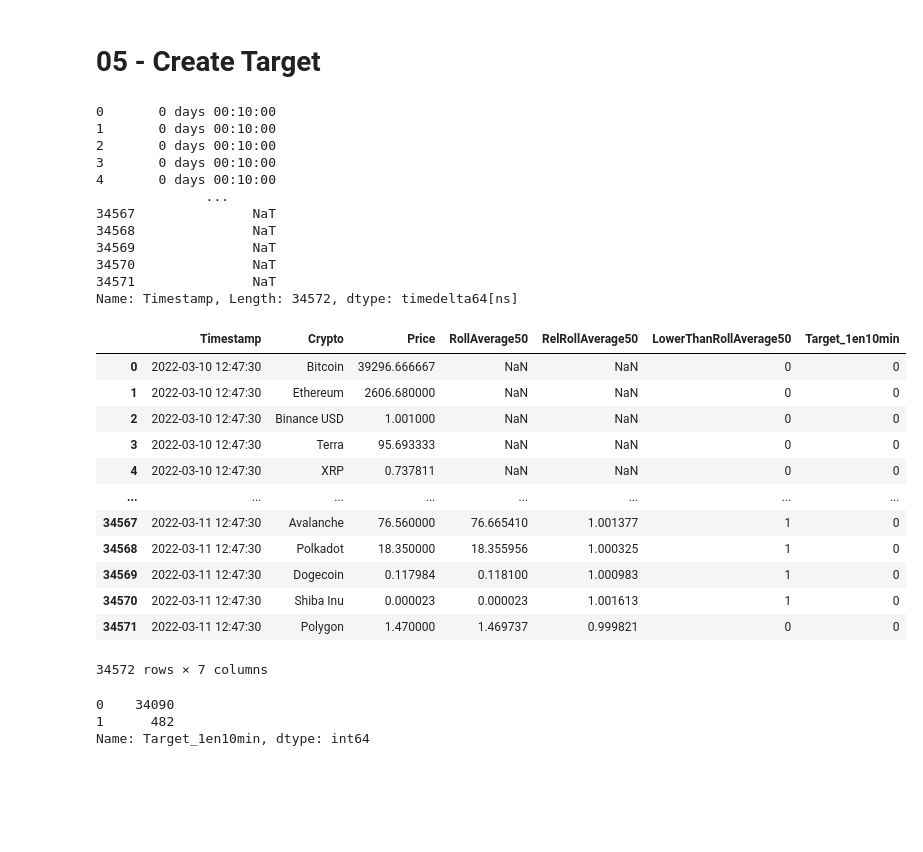
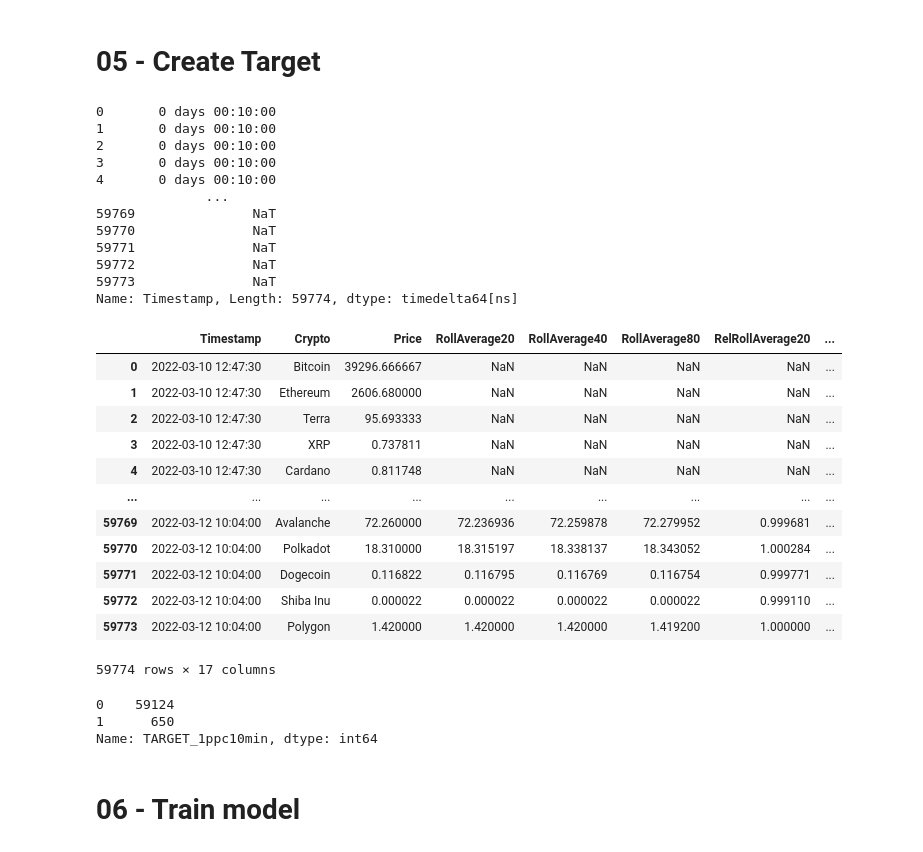
Before and after one commit to JotaBlanco/CryptoAlgoTrading, a Jupyter notebook: 02 - Features And Targets/00_Example_Variables_Creation.ipynb, the cells around one changed output. Drawn from its saved outputs; the diff is of its cells as text; code cells hidden in the pictures; blank space fills up the shorter version.

```diff
--- a/02 - Features And Targets/00_Example_Variables_Creation.ipynb
+++ b/02 - Features And Targets/00_Example_Variables_Creation.ipynb
@@ -177,7 +172,9 @@ crypto_list
 # Moving average
 for crypto_i in crypto_list:
   filter_crypto_i = df['Crypto']==crypto_i
-  df.loc[filter_crypto_i, 'RollAverage50'] = df.loc[filter_crypto_i, 'Price'].rolling(50, min_periods=None).mean()
+  df.loc[filter_crypto_i, 'RollAverage20'] = df.loc[filter_crypto_i, 'Price'].rolling(20, min_periods=None).mean()
+  df.loc[filter_crypto_i, 'RollAverage40'] = df.loc[filter_crypto_i, 'Price'].rolling(40, min_periods=None).mean()
+  df.loc[filter_crypto_i, 'RollAverage80'] = df.loc[filter_crypto_i, 'Price'].rolling(80, min_periods=None).mean()
 
 df
 # %% [output]
@@ -197,5 +194,7 @@ df
 # %%
 # Rel Moving Average
-df['RelRollAverage50'] = df['RollAverage50']/df['Price']
+df['RelRollAverage20'] = df['RollAverage20']/df['Price']
+df['RelRollAverage40'] = df['RollAverage40']/df['Price']
+df['RelRollAverage80'] = df['RollAverage80']/df['Price']
 df
 # %% [output]
@@ -215,4 +213,0 @@ df
-# %%
-# Rel Moving Average
-df['LowerThanRollAverage50'] = (df['Price']<df['RollAverage50']).astype(int)
-df
@@ -232,0 +214,9 @@ df
+# %%
+# Rel Moving Average
+df['LowerThanRollAverage20'] = (df['Price']<df['RollAverage20']).astype(int)
+df['LowerThanRollAverage40'] = (df['Price']<df['RollAverage40']).astype(int)
+df['LowerThanRollAverage80'] = (df['Price']<df['RollAverage80']).astype(int)
+df['HigherThanRollAverage20'] = (df['Price']>df['RollAverage20']).astype(int)
+df['HigherThanRollAverage40'] = (df['Price']>df['RollAverage40']).astype(int)
+df['HigherThanRollAverage80'] = (df['Price']>df['RollAverage80']).astype(int)
+df
@@ -242,33 +246,39 @@ df['Timestamp'].shift(-20*len(crypto_list)) - df['Timestamp']
 3       0 days 00:10:00
 4       0 days 00:10:00
               ...
-34567               NaT
-34568               NaT
-34569               NaT
-34570               NaT
-34571               NaT
-Name: Timestamp, Length: 34572, dtype: timedelta64[ns]
+59769               NaT
+59770               NaT
+59771               NaT
+59772               NaT
+59773               NaT
+Name: Timestamp, Length: 59774, dtype: timedelta64[ns]
 # %%
 # Target subida 1%
-df['Target_1en10min'] = ((df['Price'].shift(-20*len(crypto_list))/df['Price']) > 1.01).astype(int)
+df['TARGET_1ppc10min'] = ((df['Price'].shift(-20*len(crypto_list))/df['Price']) > 1.01).astype(int)
+
+# Target precio
+df['TARGET_precio10min'] = (df['Price'].shift(-20*len(crypto_list))/df['Price'])
+
 df
 # %% [output]
-|  | Timestamp | Crypto | Price | RollAverage50 | RelRollAverage50 | LowerThanRollAverage50 | Target_1en10min |
-| 0 | 2022-03-10 12:47:30 | Bitcoin | 39296.666667 | NaN | NaN | 0 | 0 |
-| 1 | 2022-03-10 12:47:30 | Ethereum | 2606.680000 | NaN | NaN | 0 | 0 |
-| 2 | 2022-03-10 12:47:30 | Binance USD | 1.001000 | NaN | NaN | 0 | 0 |
-| 3 | 2022-03-10 12:47:30 | Terra | 95.693333 | NaN | NaN | 0 | 0 |
-| 4 | 2022-03-10 12:47:30 | XRP | 0.737811 | NaN | NaN | 0 | 0 |
-| ... | ... | ... | ... | ... | ... | ... | ... |
-| 34567 | 2022-03-11 12:47:30 | Avalanche | 76.560000 | 76.665410 | 1.001377 | 1 | 0 |
-| 34568 | 2022-03-11 12:47:30 | Polkadot | 18.350000 | 18.355956 | 1.000325 | 1 | 0 |
-| 34569 | 2022-03-11 12:47:30 | Dogecoin | 0.117984 | 0.118100 | 1.000983 | 1 | 0 |
-| 34570 | 2022-03-11 12:47:30 | Shiba Inu | 0.000023 | 0.000023 | 1.001613 | 1 | 0 |
-| 34571 | 2022-03-11 12:47:30 | Polygon | 1.470000 | 1.469737 | 0.999821 | 0 | 0 |
+|  | Timestamp | Crypto | Price | RollAverage20 | RollAverage40 | RollAverage80 | RelRollAverage20 | ... |
+| 0 | 2022-03-10 12:47:30 | Bitcoin | 39296.666667 | NaN | NaN | NaN | NaN | ... |
+| 1 | 2022-03-10 12:47:30 | Ethereum | 2606.680000 | NaN | NaN | NaN | NaN | ... |
+| 2 | 2022-03-10 12:47:30 | Terra | 95.693333 | NaN | NaN | NaN | NaN | ... |
+| 3 | 2022-03-10 12:47:30 | XRP | 0.737811 | NaN | NaN | NaN | NaN | ... |
+| 4 | 2022-03-10 12:47:30 | Cardano | 0.811748 | NaN | NaN | NaN | NaN | ... |
+| ... | ... | ... | ... | ... | ... | ... | ... | ... |
+| 59769 | 2022-03-12 10:04:00 | Avalanche | 72.260000 | 72.236936 | 72.259878 | 72.279952 | 0.999681 | ... |
+| 59770 | 2022-03-12 10:04:00 | Polkadot | 18.310000 | 18.315197 | 18.338137 | 18.343052 | 1.000284 | ... |
+| 59771 | 2022-03-12 10:04:00 | Dogecoin | 0.116822 | 0.116795 | 0.116769 | 0.116754 | 0.999771 | ... |
+| 59772 | 2022-03-12 10:04:00 | Shiba Inu | 0.000022 | 0.000022 | 0.000022 | 0.000022 | 0.999110 | ... |
+| 59773 | 2022-03-12 10:04:00 | Polygon | 1.420000 | 1.420000 | 1.420000 | 1.419200 | 1.000000 | ... |
-34572 rows × 7 columns
+59774 rows × 17 columns
 # %%
-df['Target_1en10min'].value_counts()
+df['TARGET_1ppc10min'].value_counts()
 # %% [output]
-0    34090
-1      482
-Name: Target_1en10min, dtype: int64
+0    59124
+1      650
+Name: TARGET_1ppc10min, dtype: int64
+# %% [markdown]
+# 06 - Train model
```
Also changed, not shown: parts of 24 cells of this notebook.
